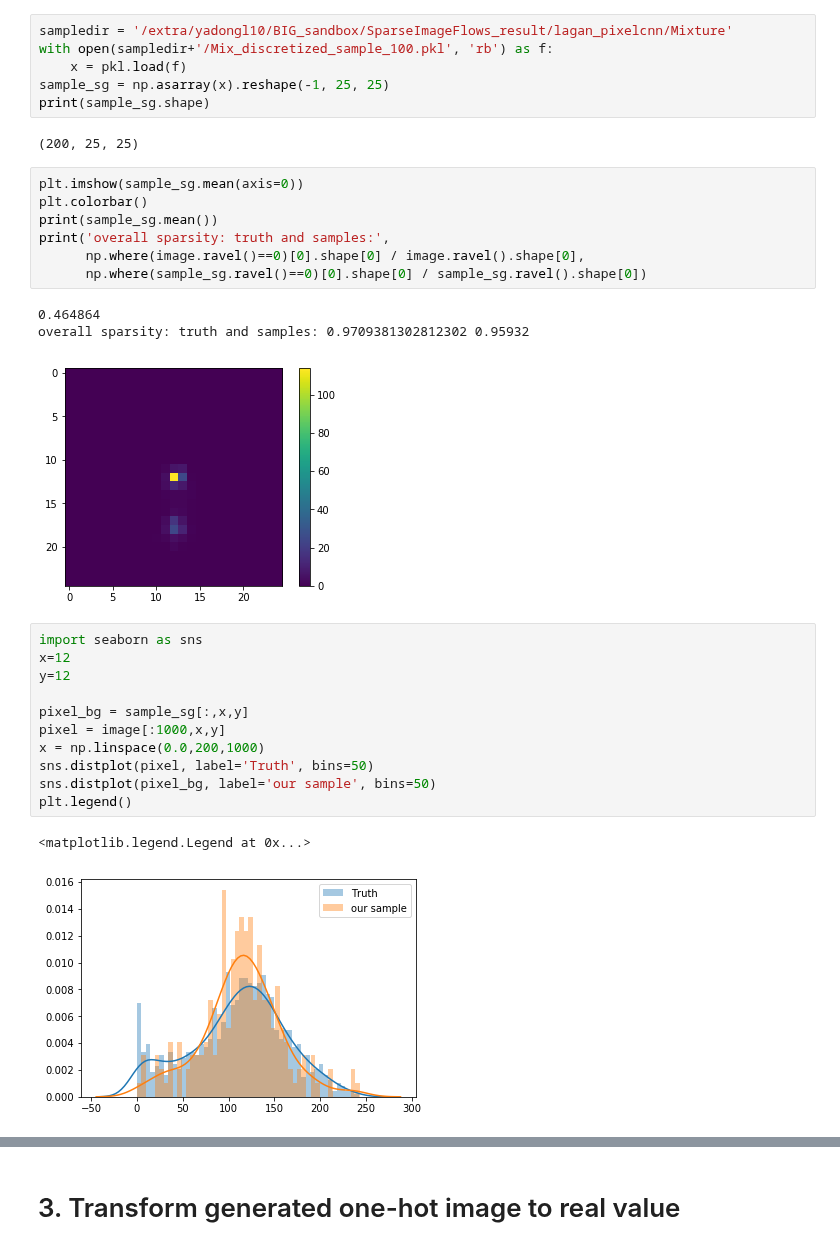
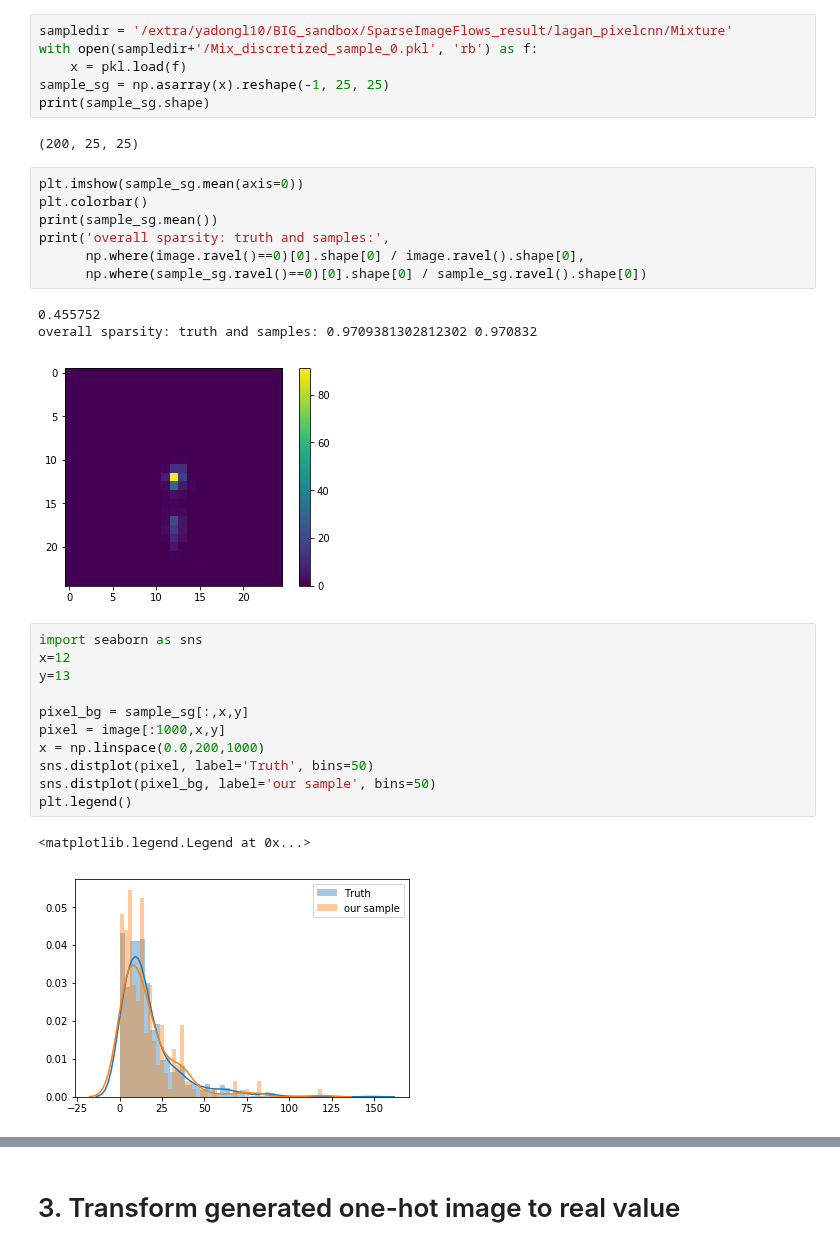
Before and after one commit to adamlu123/SparseImageFlows, a Jupyter notebook: Notebooks/quantize_image.ipynb, the cells around one changed output, grey strips where cells are left out. Cells and saved outputs as stored; diff of their text form.

```diff
--- a/Notebooks/quantize_image.ipynb
+++ b/Notebooks/quantize_image.ipynb
@@ -78,7 +78,7 @@ print(concatenate.shape)
 # 2. Load trained model
 # %%
 sampledir = '/extra/yadongl10/BIG_sandbox/SparseImageFlows_result/lagan_pixelcnn/Mixture'
-with open(sampledir+'/Mix_discretized_sample_100.pkl', 'rb') as f:
+with open(sampledir+'/Mix_discretized_sample_0.pkl', 'rb') as f:
     x = pkl.load(f)
 sample_sg = np.asarray(x).reshape(-1, 25, 25)
 print(sample_sg.shape)
@@ -92,23 +92,23 @@ print('overall sparsity: truth and samples:',
       np.where(image.ravel()==0)[0].shape[0] / image.ravel().shape[0],
       np.where(sample_sg.ravel()==0)[0].shape[0] / sample_sg.ravel().shape[0])
 # %% [output]
-0.464864
-overall sparsity: truth and samples: 0.9709381302812302 0.95932
+0.455752
+overall sparsity: truth and samples: 0.9709381302812302 0.970832
-[figure, old version]
+[figure, new version]
 # %%
 import seaborn as sns
 x=12
-y=12
+y=13
 
 pixel_bg = sample_sg[:,x,y]
 pixel = image[:1000,x,y]
 x = np.linspace(0.0,200,1000)
 sns.distplot(pixel, label='Truth', bins=50)
 sns.distplot(pixel_bg, label='our sample', bins=50)
 plt.legend()
 # %% [output]
 <matplotlib.legend.Legend at 0x...>
-[figure, old version]
+[figure, new version]
 # %%
 fig, ax = plt.subplots(figsize=(7, 6))
 
```
Also changed, not shown: parts of 5 cells of this notebook, 2 other files.
